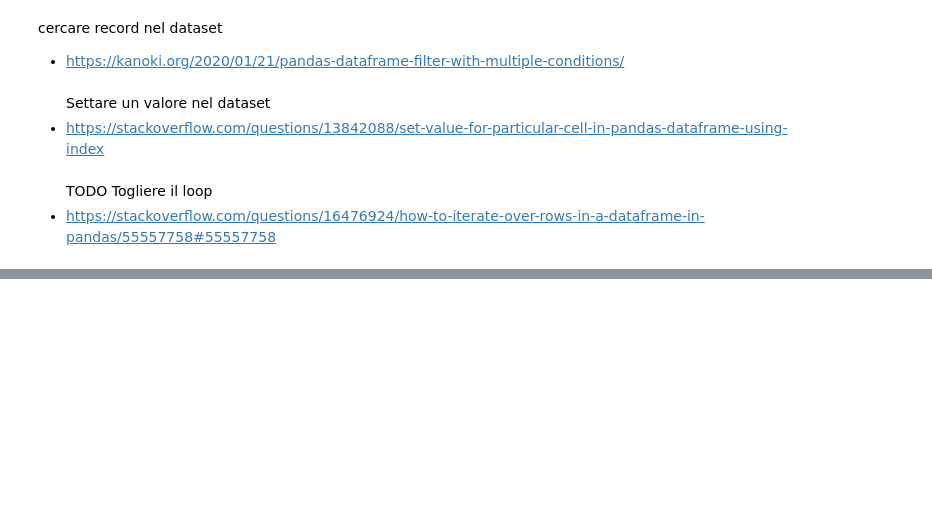
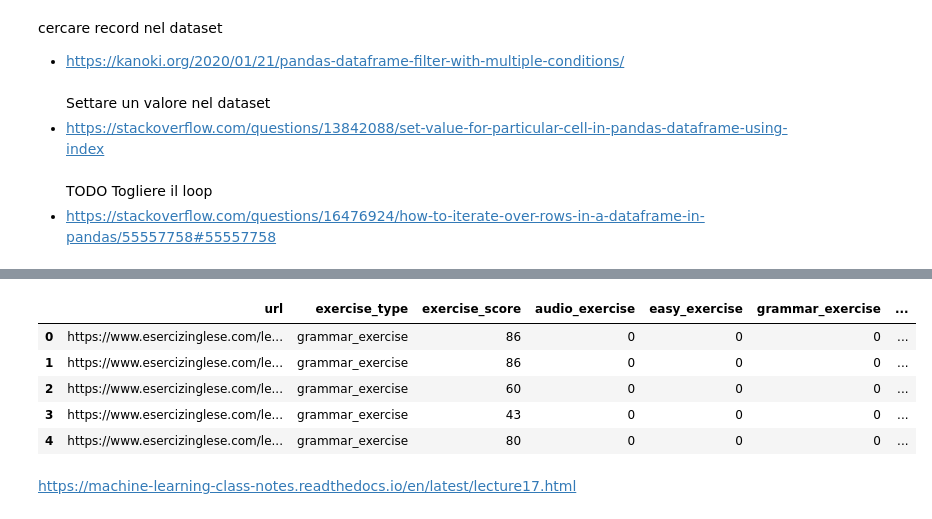
Before and after one commit to francobelloni85/DataMiningUni, a Jupyter notebook: project_exam.ipynb, the cells around one changed output, grey strips where cells are left out. Saved outputs shown, nothing was run; the diff lists cells and outputs as text; code cells hidden in the pictures; blank space fills up the shorter version.

Commit message:
[ADD] delete unused columns ad bug fix plot

```diff
--- a/project_exam.ipynb
+++ b/project_exam.ipynb
@@ -245,6 +307,6 @@ inserire una nuova colonna: <br>
     - https://stackoverflow.com/questions/65422225/how-to-solve-keyerrorfnone-of-key-are-in-the-axis-name-in-this-case
 # %%
 additional_cols = ['difficult']
-data_v1 = data.reindex(data.columns.tolist() + additional_cols, axis = 1)
-data_v1.columns
+data_v2 = data.reindex(data.columns.tolist() + additional_cols, axis = 1)
+data_v2.columns
 # %% [output]
@@ -314,0 +355,20 @@ print(only_features)
+# %%
+# Aggiungo le colonne
+additional_cols = ['audio_exercise','easy_exercise','grammar_exercise','translate_exercise']
+data_v3 = data_v2.reindex(data.columns.tolist() + additional_cols, axis = 1)
+# Setto il valore di defaul
+data_v3 = data_v3.assign(audio_exercise='0')
+data_v3 = data_v3.assign(easy_exercise='0')
+data_v3 = data_v3.assign(grammar_exercise='0')
+data_v3 = data_v3.assign(translate_exercise='0')
+# Mostro il risultato
+data_v3.head()
+# %% [output]
+|  | url | exercise_type | exercise_score | audio_exercise | easy_exercise | grammar_exercise | ... |
+| 0 | https://www.esercizinglese.com/le... | grammar_exercise | 86 | 0 | 0 | 0 | ... |
+| 1 | https://www.esercizinglese.com/le... | grammar_exercise | 86 | 0 | 0 | 0 | ... |
+| 2 | https://www.esercizinglese.com/le... | grammar_exercise | 60 | 0 | 0 | 0 | ... |
+| 3 | https://www.esercizinglese.com/le... | grammar_exercise | 43 | 0 | 0 | 0 | ... |
+| 4 | https://www.esercizinglese.com/le... | grammar_exercise | 80 | 0 | 0 | 0 | ... |
+# %% [markdown]
+https://machine-learning-class-notes.readthedocs.io/en/latest/lecture17.html
```
Also changed, not shown: parts of 17 cells of this notebook.
